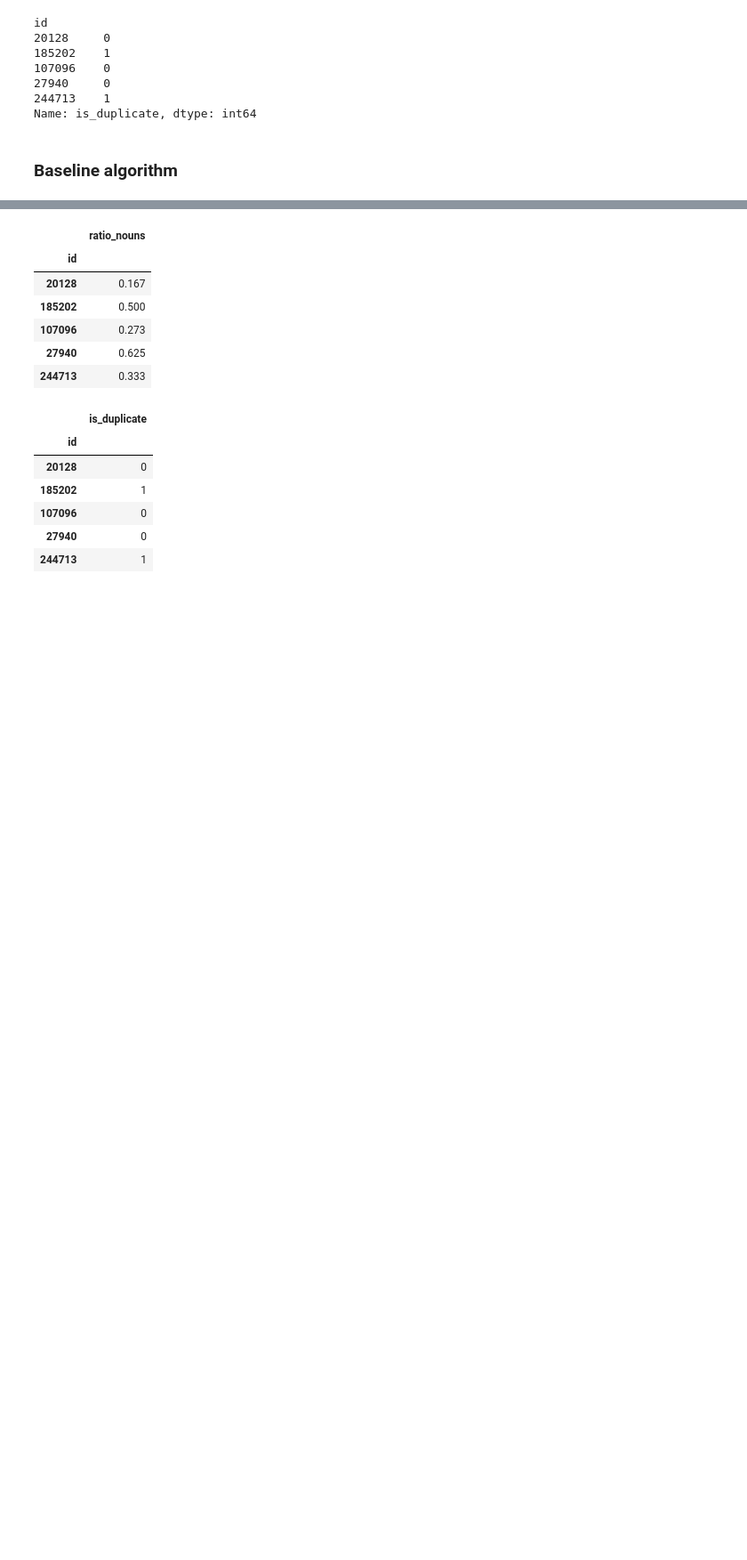
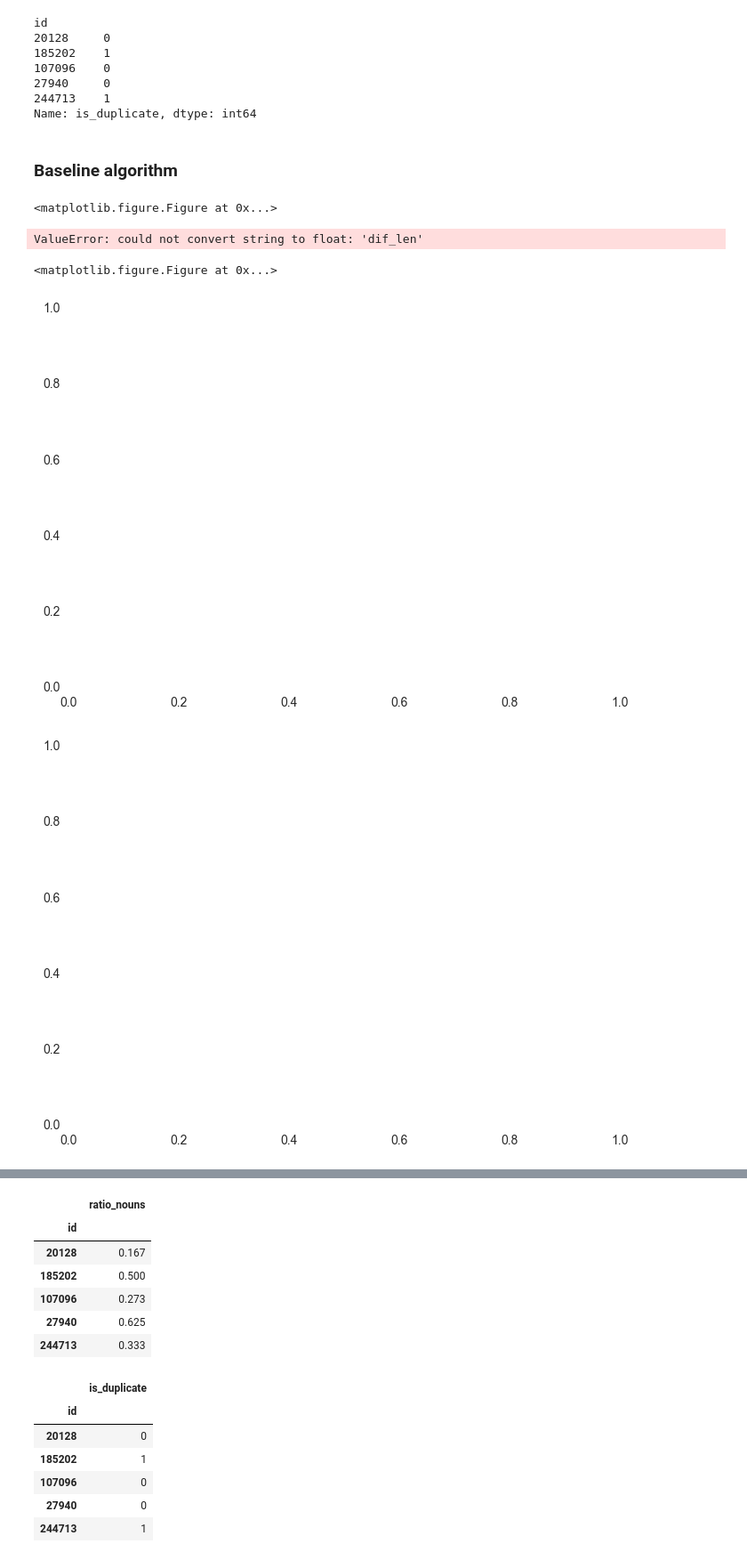
Before and after one commit to jaime-endika/kagglequora, a Jupyter notebook: Quora duplicate questions.ipynb, the cells around one changed output, grey strips where cells are left out. Shown at 89% size. Cells and saved outputs as stored; diff of their text form; code cells hidden in the pictures; blank space fills up the shorter version.

```diff
--- a/Quora duplicate questions.ipynb
+++ b/Quora duplicate questions.ipynb
@@ -209,8 +249,4 @@ def jaccard_dis(l1,l2):
         return 0
     else:
         return(num/den)
-# %%
-X_train['tok1']=X_train.loc[:,'question1'].apply(nltk.word_tokenize)
-# %%
-X_train['tok2']=X_train.loc[:,'question2'].apply(nltk.word_tokenize)
 # %%
@@ -218,7 +254,7 @@ X_train.to_csv('X_train_nouns.csv')
 # %%
 def jaccard_dis_rows(row):
-    l1=row['tok1']
-    l2=row['tok2']
+    l1=row['q1_clean']
+    l2=row['q2_clean']
     num=len(set(l1).intersection(l2))
     den=len(set(l1).union(l2))
     if den==0:
@@ -261,3 +305,16 @@ id
 Name: is_duplicate, dtype: int64
 # %% [markdown]
 ### Baseline algorithm
+# %%
+# Align y with X
+XY_train=y_train.to_frame().merge(X_train, left_index=True, right_index=True)
+# %%
+plt.scatter(XY_train['dif_len'][XY_train['is_duplicate']==0], XY_train['jacckard_dis'][XY_train['is_duplicate']==0], c="red", edgecolors='none')
+plt.scatter(XY_train['dif_len'][XY_train['is_duplicate']==1], XY_train['jacckard_dis'][XY_train['is_duplicate']==1], c="blue", edgecolors='none')
+plt.show()
+# %% [output]
+<matplotlib.figure.Figure at 0x...>
+ValueError: could not convert string to float: 'dif_len'
+<matplotlib.figure.Figure at 0x...>
+[figure, added]
+[figure, added]
```
Also changed, not shown: parts of 50 cells of this notebook.
